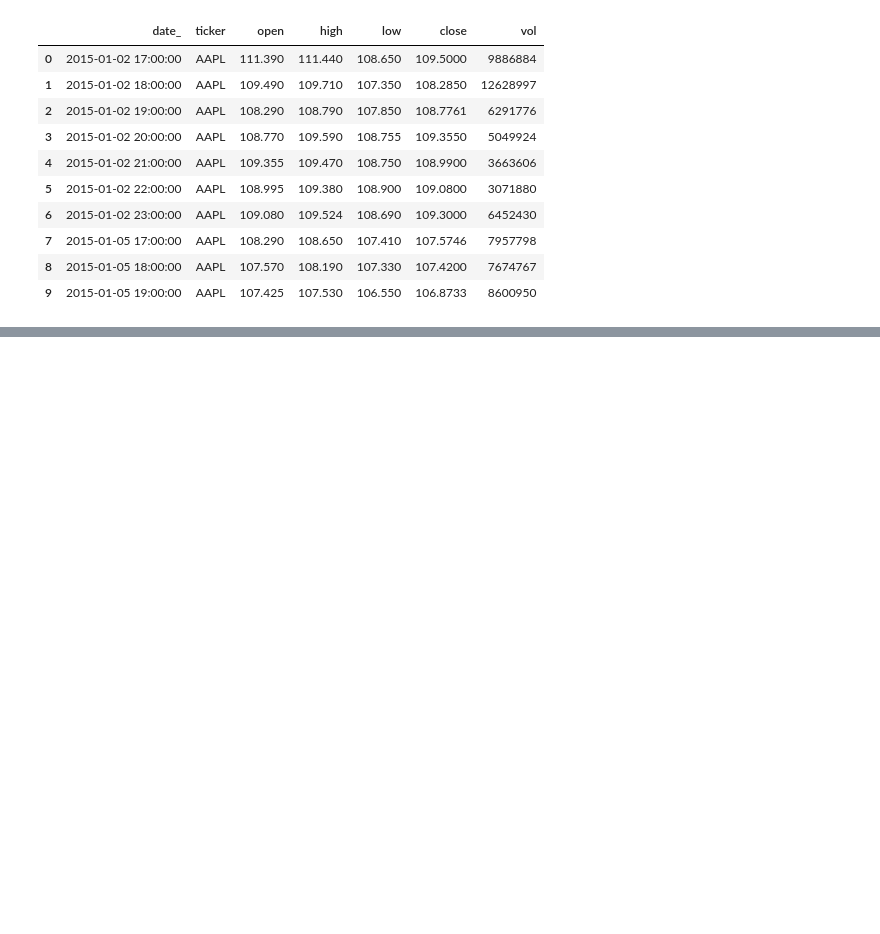
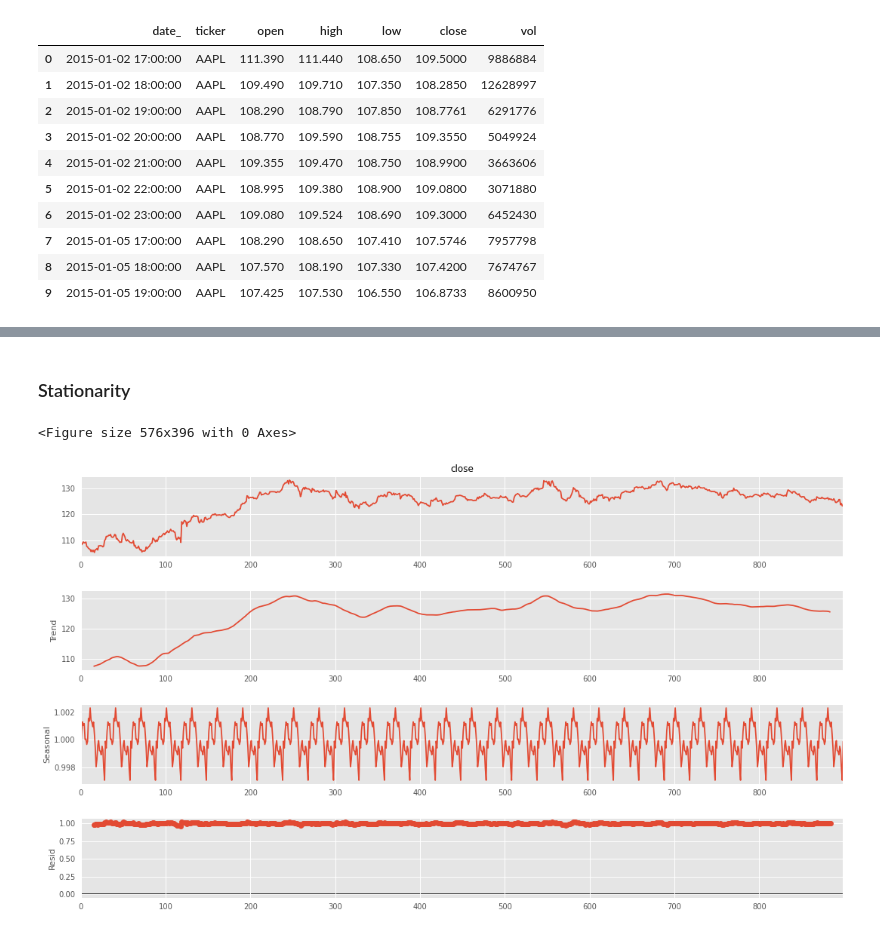
Before and after one commit to PatrykML/twitter_sentiment_stock_prediction, a Jupyter notebook: autoreg.ipynb, the cells around one changed output, grey strips where cells are left out. Drawn from its saved outputs; the diff is of its cells as text; code cells hidden in the pictures; blank space fills up the shorter version.

```diff
--- a/autoreg.ipynb
+++ b/autoreg.ipynb
@@ -73,0 +100,10 @@ Wall time: 133 ms
+# %% [markdown]
+### Stationarity
+# %%
+result = seasonal_decompose(sample['close'], model='multiplicative', period=30)
+fig = plt.figure()
+fig = result.plot()
+fig.set_size_inches(16, 9)
+# %% [output]
+<Figure size 576x396 with 0 Axes>
+[figure, added]
```
Also changed, not shown: parts of 19 cells of this notebook.
